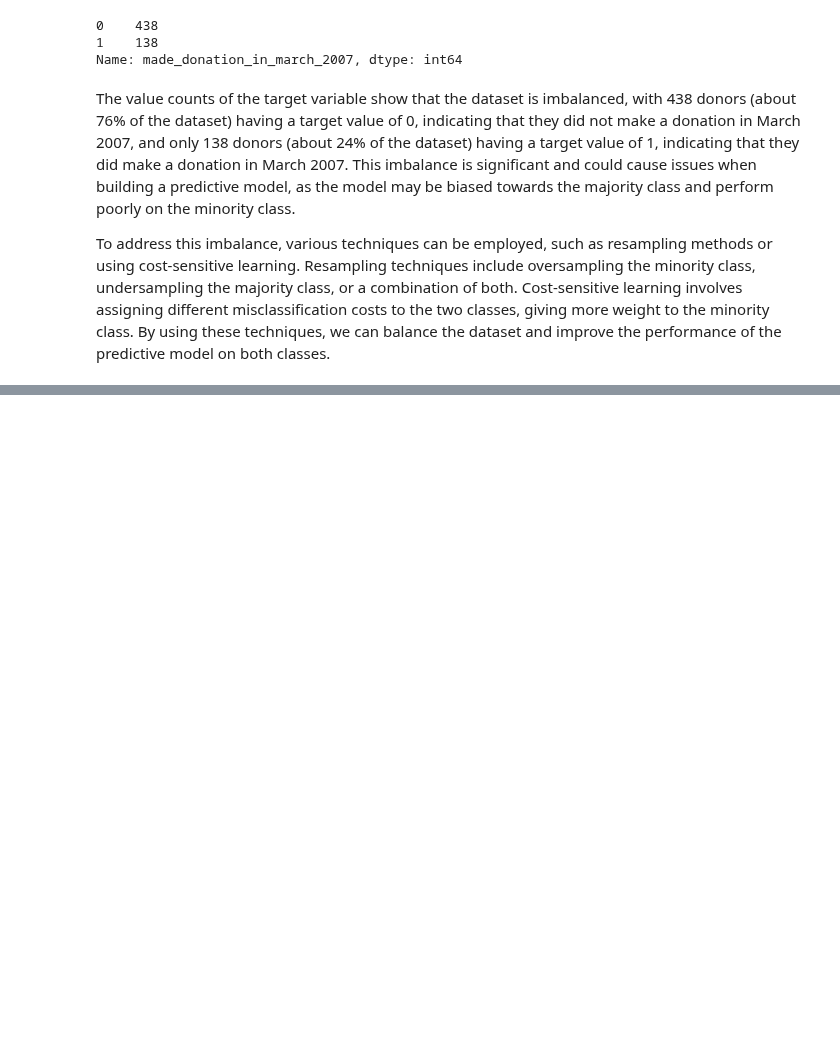
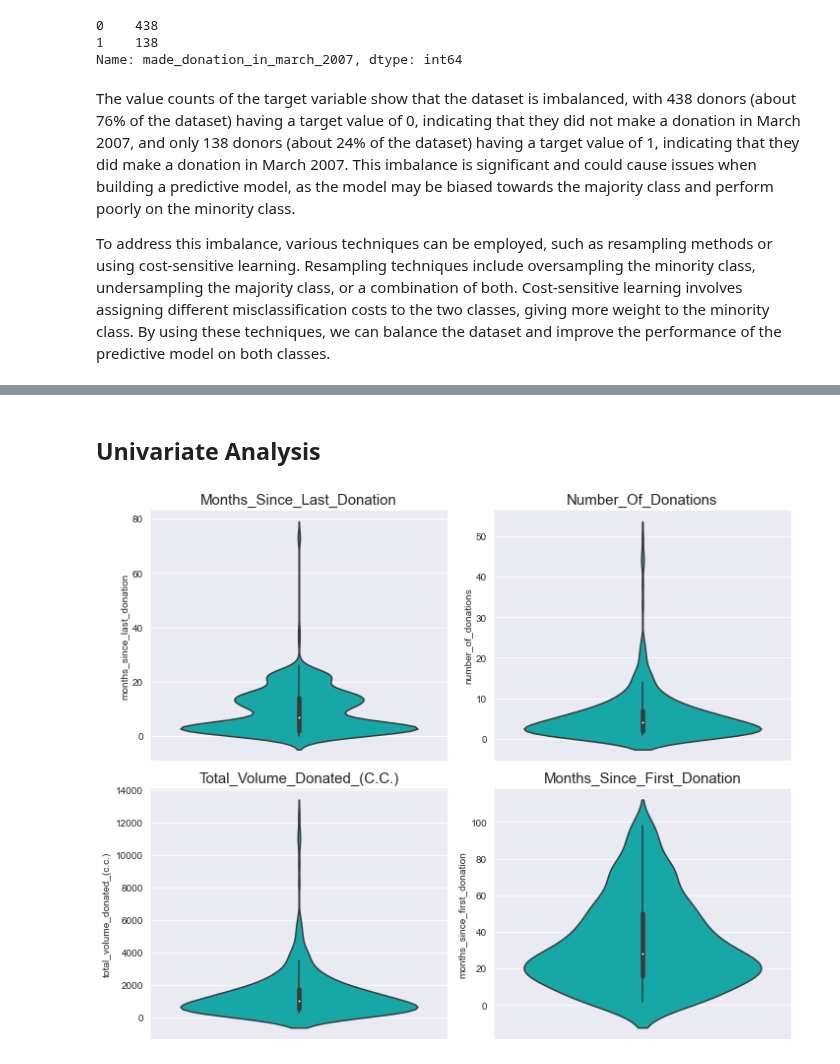
Before and after one commit to mdushetwar/Blood-Donation-Prediction, a Jupyter notebook: BloodDonationPred.ipynb, the cells around one changed output, grey strips where cells are left out. Cells and saved outputs as stored; diff of their text form; code cells hidden in the pictures; blank space fills up the shorter version.

Commit message:
EDA-Univariate analysis

```diff
--- a/BloodDonationPred.ipynb
+++ b/BloodDonationPred.ipynb
@@ -180,0 +235,3 @@ donation.hist(figsize=(15,10));
+# %%
+from sklearn.model_selection import train_test_split
+X_train, X_test= train_test_split(donation, test_size=0.2, random_state=42)
@@ -180,0 +246,2 @@ donation.hist(figsize=(15,10));
+# %%
+blood_donors=X_train.copy()
@@ -180,0 +257,14 @@ donation.hist(figsize=(15,10));
+# %% [markdown]
+## Univariate Analysis
+# %%
+columns= list(blood_donors.columns)[:-1]
+
+fig, ax= plt.subplots(2,2, figsize=(10,8))
+
+for col, ax in zip(columns, ax.flatten()):
+    sns.violinplot(y=col, data=blood_donors, ax=ax, color='c')
+    ax.set_title(col.title(), fontsize=15);
+
+plt.tight_layout()
+# %% [output]
+[figure, added]
```
Also changed, not shown: parts of 15 cells of this notebook, 1 other file.
